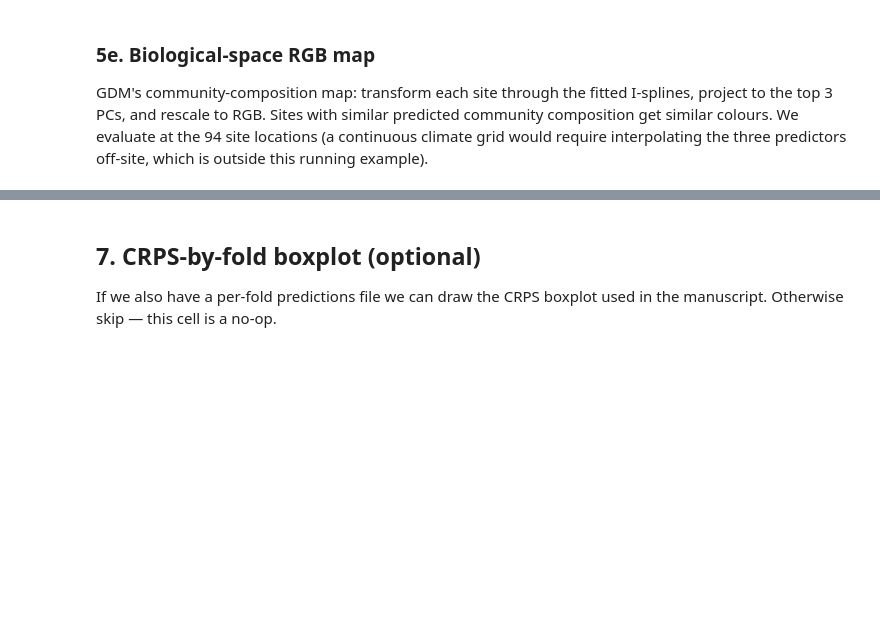
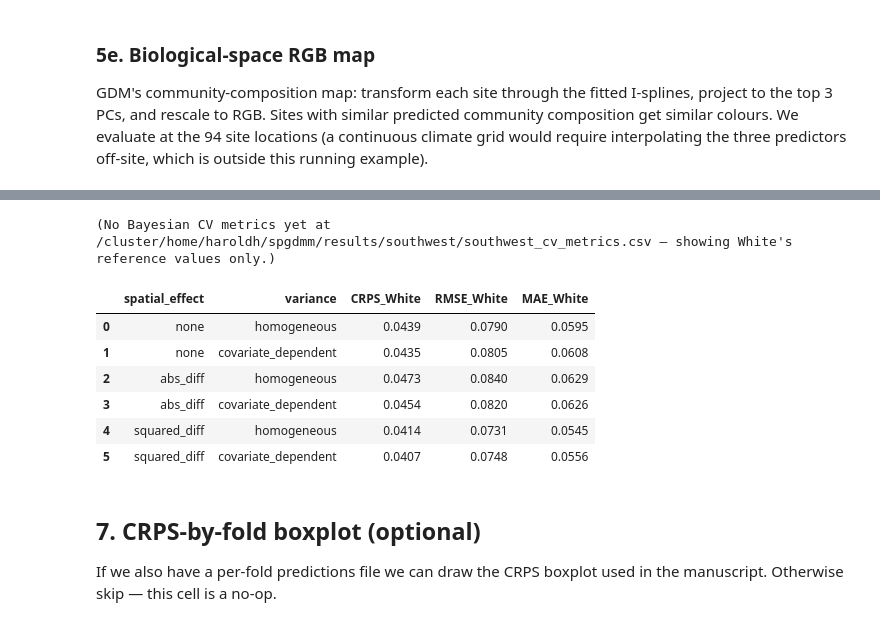
Before and after one commit to butterman0/gdmbayes, a Jupyter notebook: examples/southwest_running_example.ipynb, the cells around one changed output, grey strips where cells are left out. Saved outputs shown, nothing was run; the diff lists cells and outputs as text; code cells hidden in the pictures; blank space fills up the shorter version.

```diff
--- a/examples/southwest_running_example.ipynb
+++ b/examples/southwest_running_example.ipynb
@@ -320,33 +408,41 @@ it up against the published Table 1 numbers.
 # %%
 WHITE_TABLE1 = pd.DataFrame(
     [
         ("none", "homogeneous", 0.0439, 0.0790, 0.0595),
         ("none", "covariate_dependent", 0.0435, 0.0805, 0.0608),
         ("abs_diff", "homogeneous", 0.0473, 0.0840, 0.0629),
         ("abs_diff", "covariate_dependent", 0.0454, 0.0820, 0.0626),
         ("squared_diff", "homogeneous", 0.0414, 0.0731, 0.0545),
         ("squared_diff", "covariate_dependent", 0.0407, 0.0748, 0.0556),
     ],
     columns=["spatial_effect", "variance", "CRPS_White", "RMSE_White", "MAE_White"],
 )
 
 metrics_path = RESULTS_DIR / "southwest_cv_metrics.csv"
 if metrics_path.exists():
     ours = pd.read_csv(metrics_path)
     merged = WHITE_TABLE1.merge(
         ours[["spatial_effect", "variance", "RMSE_CV", "MAE_CV", "CRPS_CV"]],
         on=["spatial_effect", "variance"],
         how="left",
     )
     merged["RMSE_delta"] = merged["RMSE_CV"] - merged["RMSE_White"]
     merged["MAE_delta"] = merged["MAE_CV"] - merged["MAE_White"]
     merged["CRPS_delta"] = merged["CRPS_CV"] - merged["CRPS_White"]
     display(merged.round(4))
     merged.round(4).to_csv(FIG_DIR / "sw_table1_comparison.csv", index=False)
 else:
-    print(f"(No Bayesian CV metrics yet at {metrics_path} — "
-          "run experiments/white2024_cv/run_bayes_sw.sh to populate.)")
+    print(f"(No Bayesian CV metrics yet at {metrics_path} — showing White's reference values only.)")
     display(WHITE_TABLE1)
+# %% [output]
+(No Bayesian CV metrics yet at /cluster/home/haroldh/spgdmm/results/southwest/southwest_cv_metrics.csv — showing White's reference values only.)
+|  | spatial_effect | variance | CRPS_White | RMSE_White | MAE_White |
+| 0 | none | homogeneous | 0.0439 | 0.0790 | 0.0595 |
+| 1 | none | covariate_dependent | 0.0435 | 0.0805 | 0.0608 |
+| 2 | abs_diff | homogeneous | 0.0473 | 0.0840 | 0.0629 |
+| 3 | abs_diff | covariate_dependent | 0.0454 | 0.0820 | 0.0626 |
+| 4 | squared_diff | homogeneous | 0.0414 | 0.0731 | 0.0545 |
+| 5 | squared_diff | covariate_dependent | 0.0407 | 0.0748 | 0.0556 |
 # %% [markdown]
 ## 7. CRPS-by-fold boxplot (optional)
 
```
Also changed, not shown: parts of 18 cells of this notebook, 8 other files.
